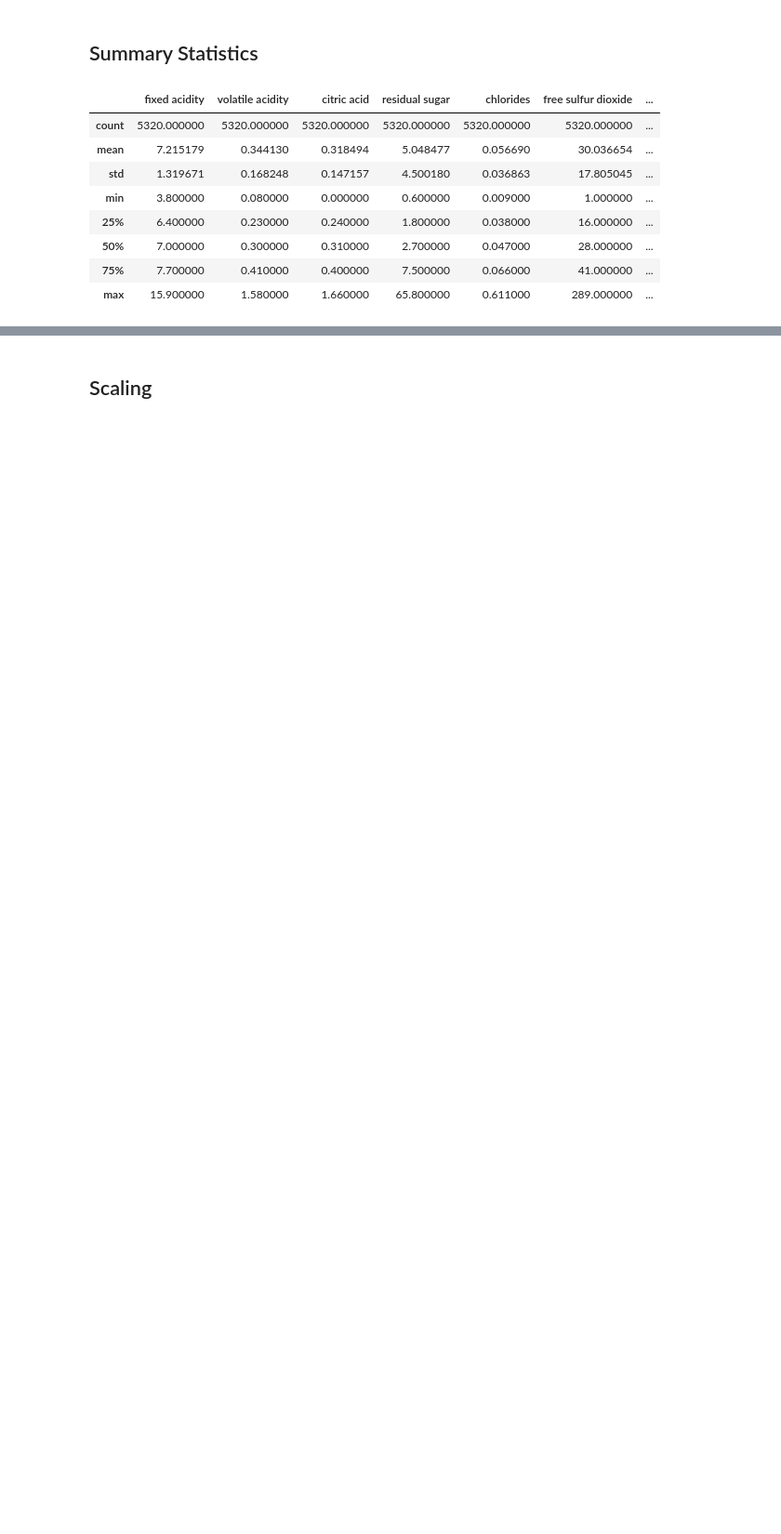
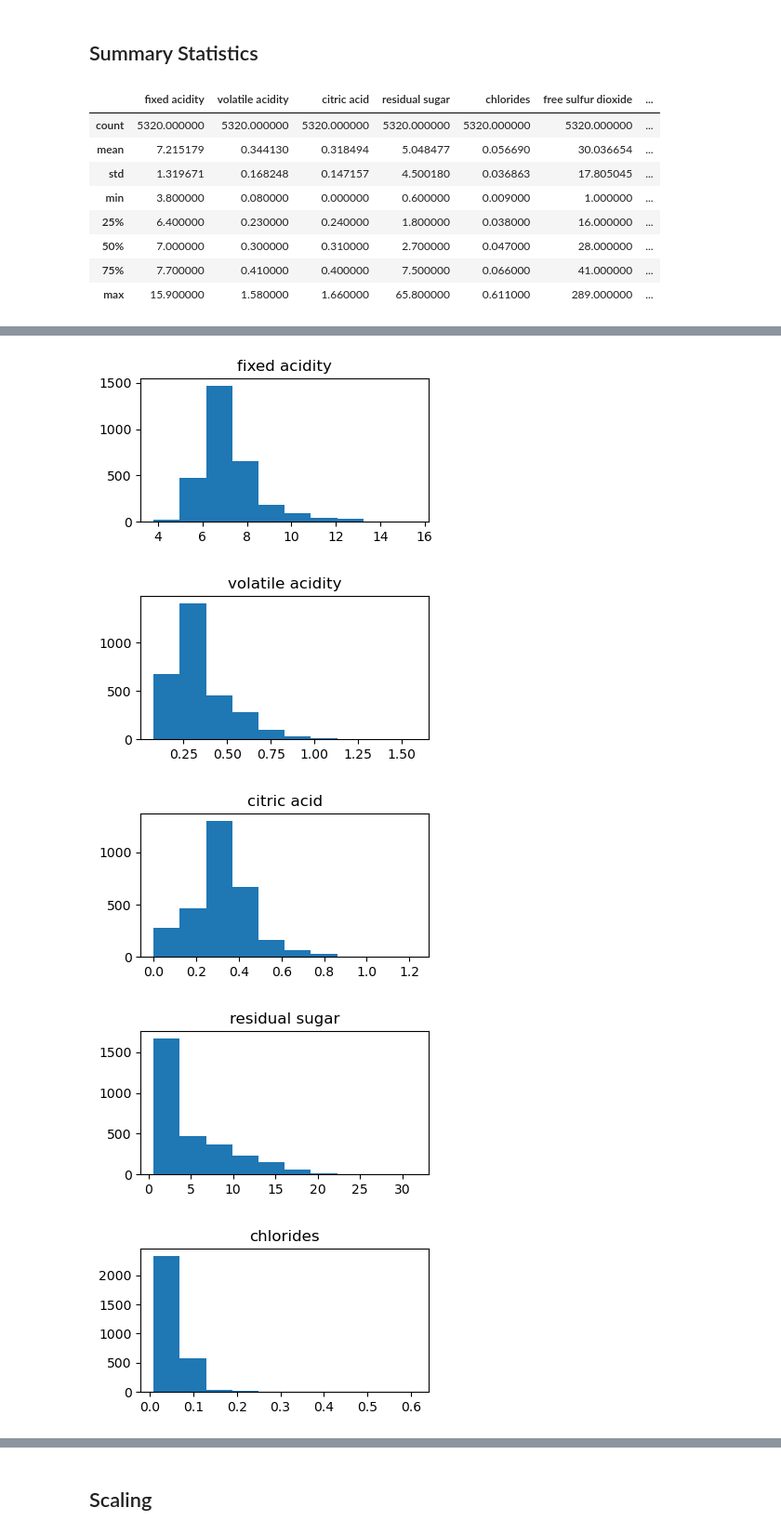
Before and after one commit to Villa-Pirovits/quality-uncorked, a Jupyter notebook: villa-work/quality_uncorked_workbook.ipynb, the cells around one changed output, grey strips where cells are left out. Shown at 93% size. Drawn from its saved outputs; the diff is of its cells as text; code cells hidden in the pictures; blank space fills up the shorter version.

```diff
--- a/villa-work/quality_uncorked_workbook.ipynb
+++ b/villa-work/quality_uncorked_workbook.ipynb
@@ -269,7 +245,0 @@ test observations:  13832
-# %%
-for col in df.drop(columns=['type', 'quality']).columns:
-    column_data = df[col].dropna()
-    plt.figure(figsize=(4, 2))
-    plt.hist(column_data)
-    plt.title(col)
-    plt.show()
@@ -312,0 +271,13 @@ plt.show()
+# %%
+# split test off, 20% of original df size.
+train_validate, test = train_test_split(df.drop(columns=['quality']), test_size=.2,
+                                        random_state=42)
+
+# split validate off, 30% of what remains (24% of original df size)
+# thus train will be 56% of original df size.
+train, validate = train_test_split(train_validate, test_size=.3,
+                                   random_state=42)
+
+print("train observations: ", train.size)
+print("validate observations: ", validate.size)
+print("test observations: ", test.size)
@@ -312,0 +292,13 @@ plt.show()
+# %%
+for col in train.drop(columns=['type']).columns:
+    column_data = train[col].dropna()
+    plt.figure(figsize=(4, 2))
+    plt.hist(column_data)
+    plt.title(col)
+    plt.show()
+# %% [output]
+[figure, added]
+[figure, added]
+[figure, added]
+[figure, added]
+[figure, added]
```
Also changed, not shown: parts of 27 cells of this notebook, 1 other file.
